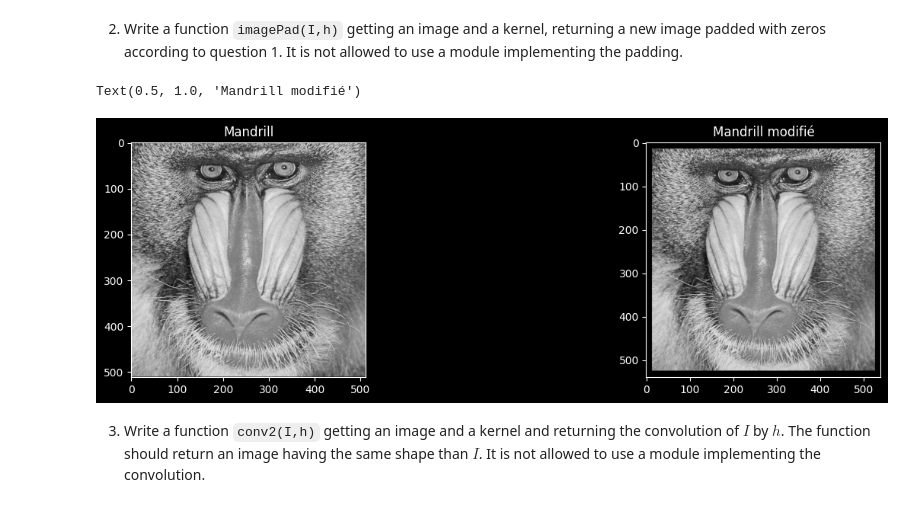
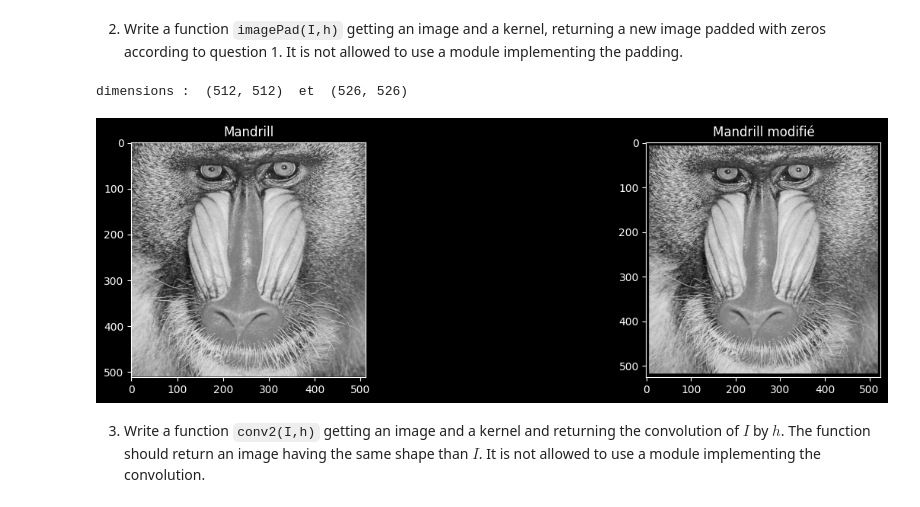
Before and after one commit to HugoRdet/BIMA, a Jupyter notebook: TME4/TME4.ipynb, the cells around one changed output. Saved outputs shown, nothing was run; the diff lists cells and outputs as text; code cells hidden in the pictures.

```diff
--- a/TME4/TME4.ipynb
+++ b/TME4/TME4.ipynb
@@ -105,21 +111,21 @@ Filtre de taille d*d. Si on centre le filtre sur le pixel en haut à droite de l
 2. Write a function `imagePad(I,h)` getting an image and a kernel, returning a new image padded with zeros according to question 1. It is not allowed to use a module implementing the padding.
 # %%
 def imagePad(I,h) :
-    nb = int((h.shape[0] - 1) / 2)
+    nb = int((h.shape[0] - 1) / 2.0)
     mat1 = np.hstack((np.zeros((I.shape[0], nb)), I, np.zeros((I.shape[0], nb))))
     mat2 = np.vstack((np.zeros((nb, mat1.shape[1])), mat1, np.zeros((nb, mat1.shape[1]))))
-
     return mat2
 # %%
 fig = plt.figure(figsize=plt.figaspect(0.25))
 ax = fig.add_subplot(1, 2, 1)
 ax.imshow(singe,cmap="gray")
 ax.set_title("Mandrill")
 ax = fig.add_subplot(1, 2, 2)
-ax.imshow(imagePad(singe,np.zeros((30,30))),cmap="gray")
+ax.imshow(imagePad(singe,np.zeros((15,15))),cmap="gray")
 ax.set_title("Mandrill modifié")
+print("dimensions : ", singe.shape," et ", imagePad(singe,np.zeros((15,15))).shape)
 # %% [output]
-Text(0.5, 1.0, 'Mandrill modifié')
+dimensions :  (512, 512)  et  (526, 526)
-[figure, old version]
+[figure, new version]
 # %% [markdown]
 3. Write a function `conv2(I,h)` getting an image and a kernel and returning the convolution of $I$ by $h$. The function should return an image having the same shape than $I$. It is not allowed to use a module implementing the convolution.
```
Also changed, not shown: parts of 10 cells of this notebook, 1 other file.
